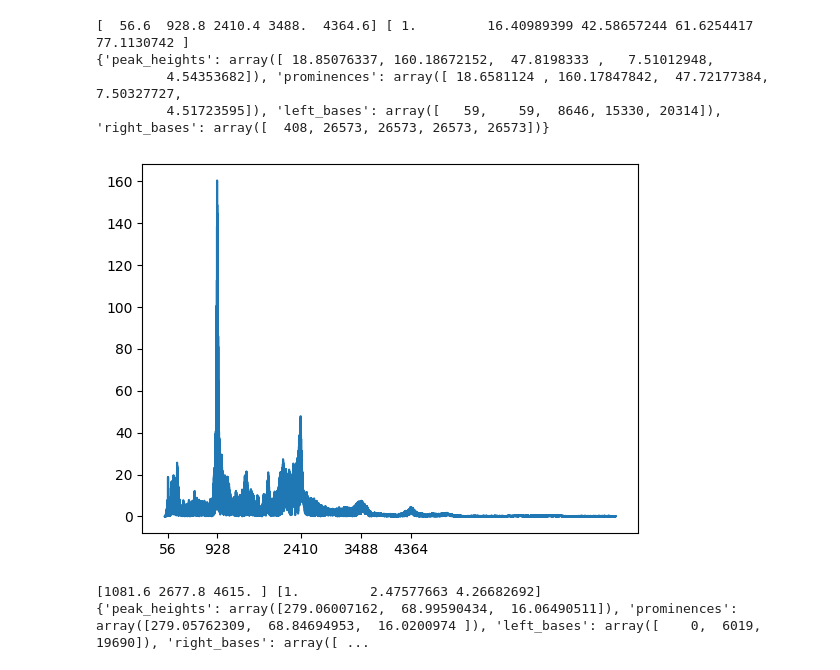
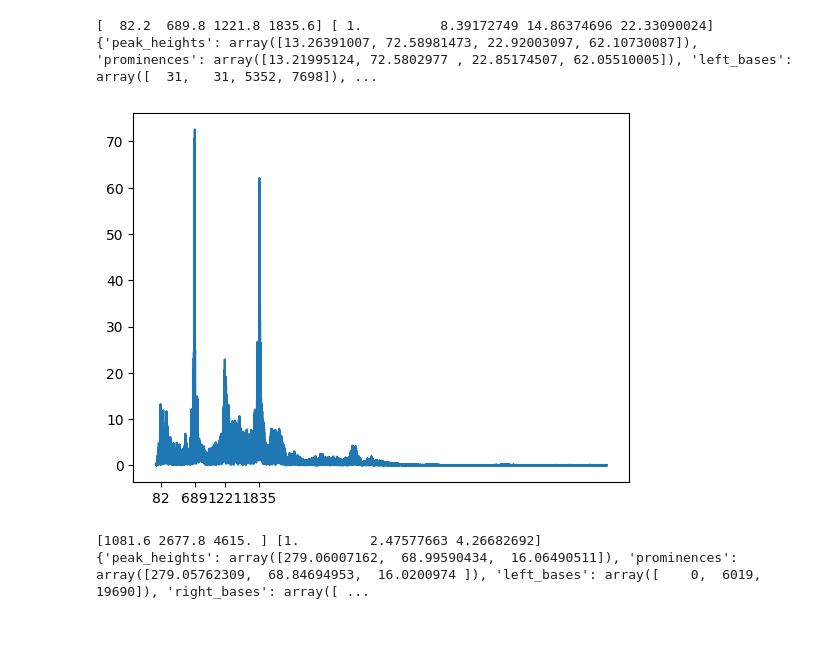
Before and after one commit to amosr/xylo, a Jupyter notebook: py/audio.ipynb, the cells around one changed output. Drawn from its saved outputs; the diff is of its cells as text; code cells hidden in the pictures; blank space fills up the shorter version.

```diff
--- a/py/audio.ipynb
+++ b/py/audio.ipynb
@@ -20,9 +21,8 @@ len(vs), np.min(vs), np.max(vs), np.mean(vs)
 # %%
-xaudio.plot_spectrum(vs, height = 1, distance = 4000, prominence = 2)
+xaudio.plot_spectrum(vs, height = 5, distance = 2000, prominence = 5)
+# xaudio.plot_spectrum(vs, height = 20, distance = 1000, prominence = 2)
 # %% [output]
-[  56.6  928.8 2410.4 3488.  4364.6] [ 1.         16.40989399 42.58657244 61.6254417  77.1130742 ]
-{'peak_heights': array([ 18.85076337, 160.18672152,  47.8198333 ,   7.51012948,
-         4.54353682]), 'prominences': array([ 18.6581124 , 160.17847842,  47.72177384,   7.50327727,
-         4.51723595]), 'left_bases': array([   59,    59,  8646, 15330, 20314]), 'right_bases': array([  408, 26573, 26573, 26573, 26573])}
+[  82.2  689.8 1221.8 1835.6] [ 1.          8.39172749 14.86374696 22.33090024]
+{'peak_heights': array([13.26391007, 72.58981473, 22.92003097, 62.10730087]), 'prominences': array([13.21995124, 72.5802977 , 22.85174507, 62.05510005]), 'left_bases': array([  31,   31, 5352, 7698]), ...
-[figure, old version]
+[figure, new version]
 # %%
```
Also changed, not shown: parts of 4 cells of this notebook, 9 other files.
